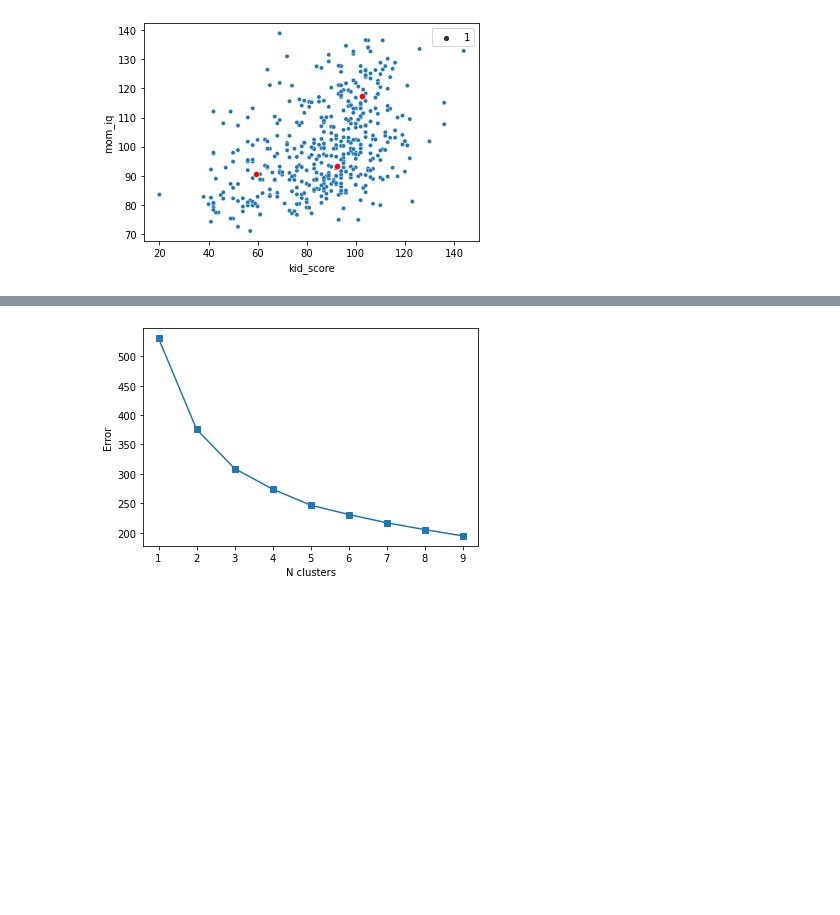
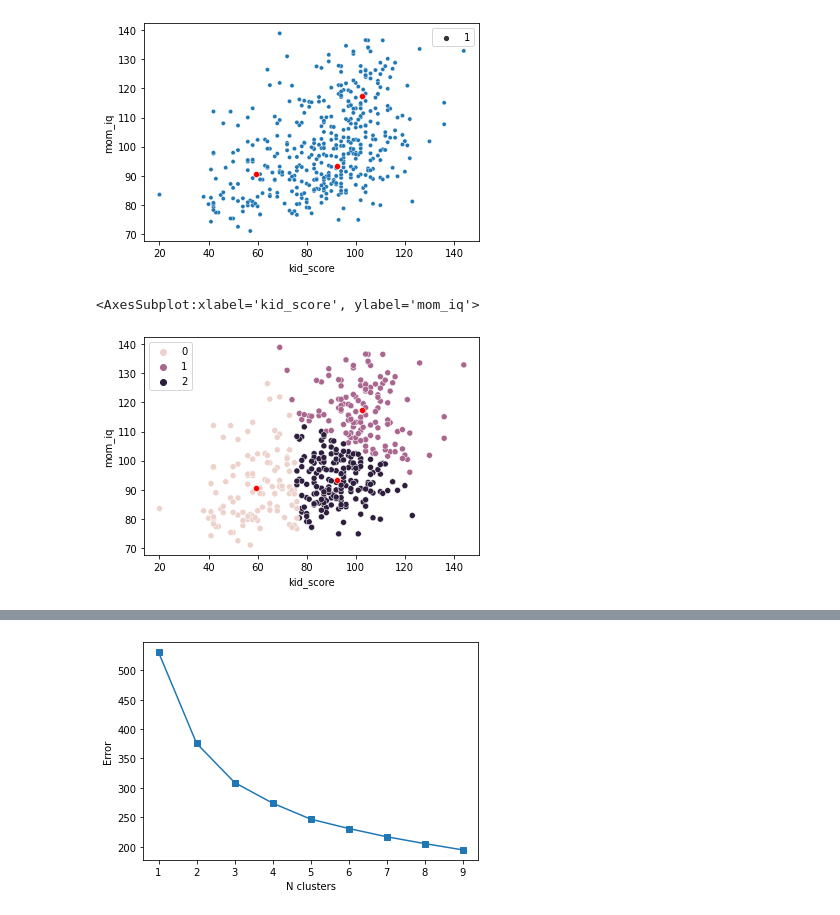
Before and after one commit to vvseva/DS_DAPS, a Jupyter notebook: 1-lab/summarization.ipynb, the cells around one changed output, grey strips where cells are left out. Drawn from its saved outputs; the diff is of its cells as text; code cells hidden in the pictures; blank space fills up the shorter version.

Commit message:
cluster sim

```diff
--- a/1-lab/summarization.ipynb
+++ b/1-lab/summarization.ipynb
@@ -458,3 +465,14 @@ sns.scatterplot(data = two_dim,
 # %% [output]
 <AxesSubplot:xlabel='kid_score', ylabel='mom_iq'>
 [figure]
+# %%
+sns.scatterplot(data = res,
+                x = 'kid_score',
+                y = 'mom_iq',
+                hue = 'cluster')
+sns.scatterplot(data = two_dim,
+                x = 'kid_score',
+                y = 'mom_iq', color = 'red')
+# %% [output]
+<AxesSubplot:xlabel='kid_score', ylabel='mom_iq'>
+[figure, added]
```
Also changed, not shown: parts of 7 cells of this notebook.
